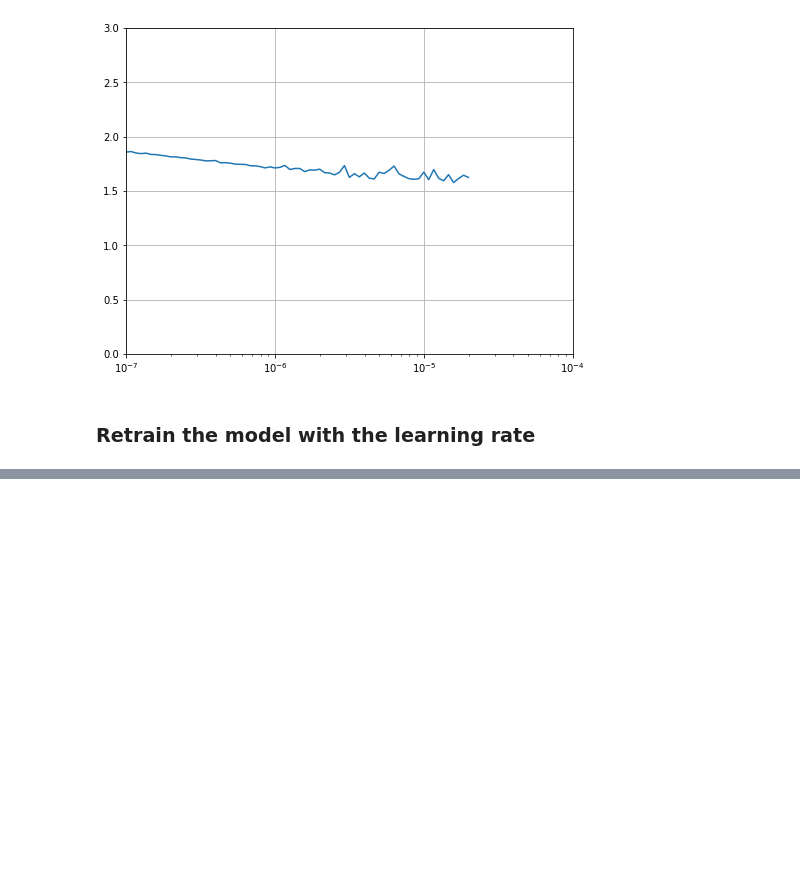
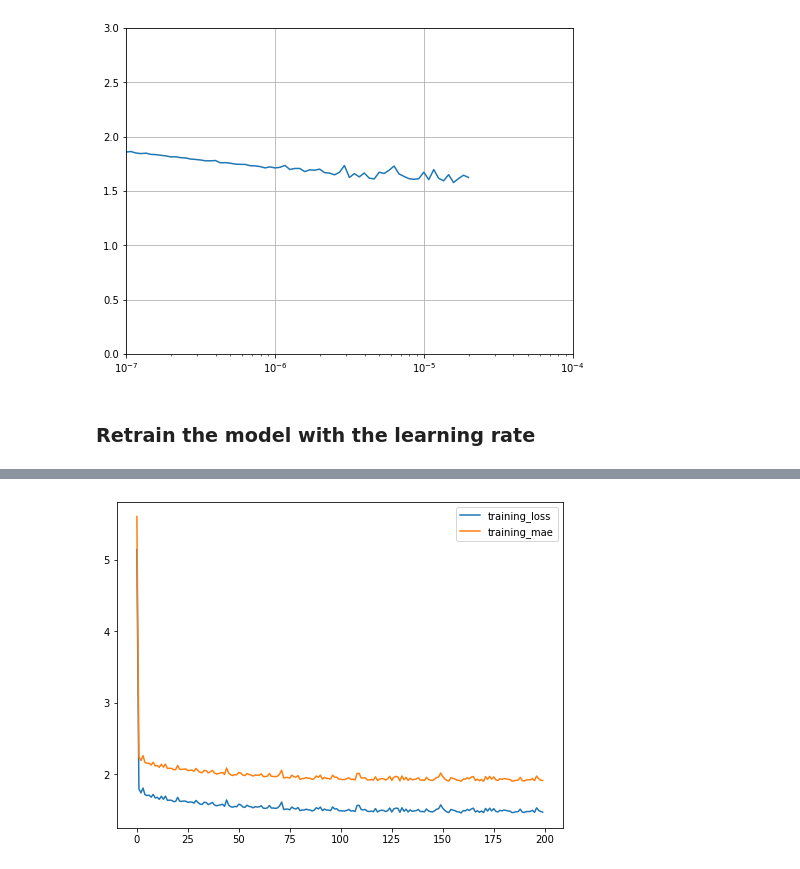
Before and after one commit to budhajitRoy/My_Projects, a Jupyter notebook: Temperature_Prediction_TimeSeries/Temperature_Prediction.ipynb, the cells around one changed output, grey strips where cells are left out. Drawn from its saved outputs; the diff is of its cells as text; code cells hidden in the pictures; blank space fills up the shorter version.

```diff
--- a/Temperature_Prediction_TimeSeries/Temperature_Prediction.ipynb
+++ b/Temperature_Prediction_TimeSeries/Temperature_Prediction.ipynb
@@ -264,6 +264,10 @@ Total params: 68,929
 Trainable params: 68,929
 Non-trainable params: 0
 _________________________________________________________________
+# %%
+## store the initial weights
+
+init_weights = model.get_weights()
 # %%
 ## Set up the learning rate parameter
 
@@ -318,3 +322,20 @@ plt.show();
 [figure]
 # %% [markdown]
 ### Retrain the model with the learning rate
+# %%
+## set back to the initial weights
+
+model.set_weights(init_weights)
+# %%
+## Set up the learning rate parameter
+
+# choosing learning rate to be 1e-5
+learning_rate = 1e-5
+
+# compile the model
+model.compile(optimizer=tf.keras.optimizers.SGD(learning_rate=learning_rate, momentum=0.9),
+             loss=tf.keras.losses.Huber(),
+             metrics = ['mae'])
+
+# fit model
+model.fit(train_dataset, epochs=200)
@@ -320,0 +361,15 @@ plt.show();
+# %%
+# plot and check
+
+metrics = pd.DataFrame(model.history.history)
+metrics
+
+
+epoch_range = range(200)
+plt.figure(figsize=(8,6))
+plt.plot(epoch_range, metrics['loss'], label = 'training_loss')
+plt.plot(epoch_range, metrics['mae'], label = 'training_mae')
+plt.legend(loc='best')
+plt.show();
+# %% [output]
+[figure, added]
```
Also changed, not shown: parts of 8 cells of this notebook.
